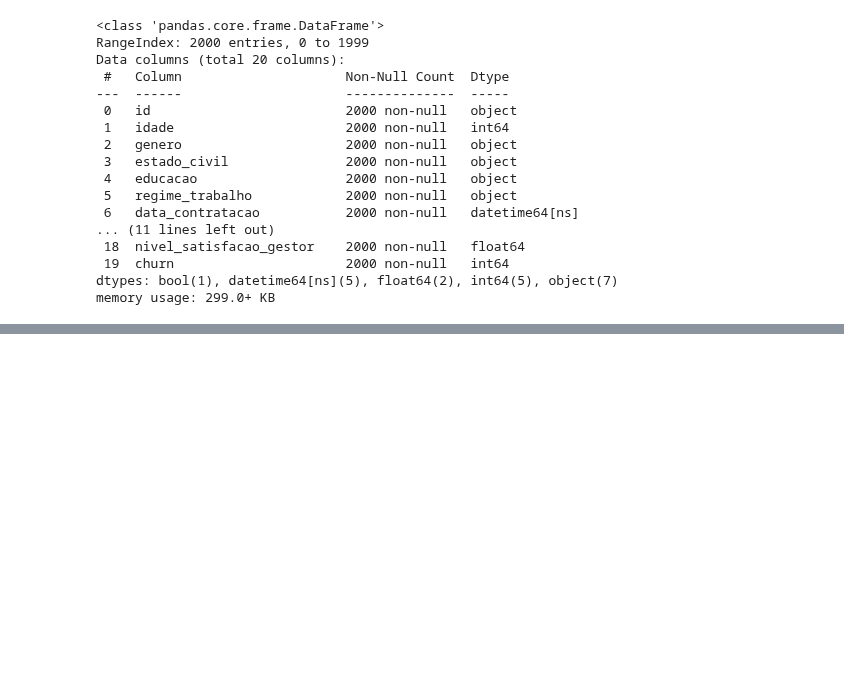
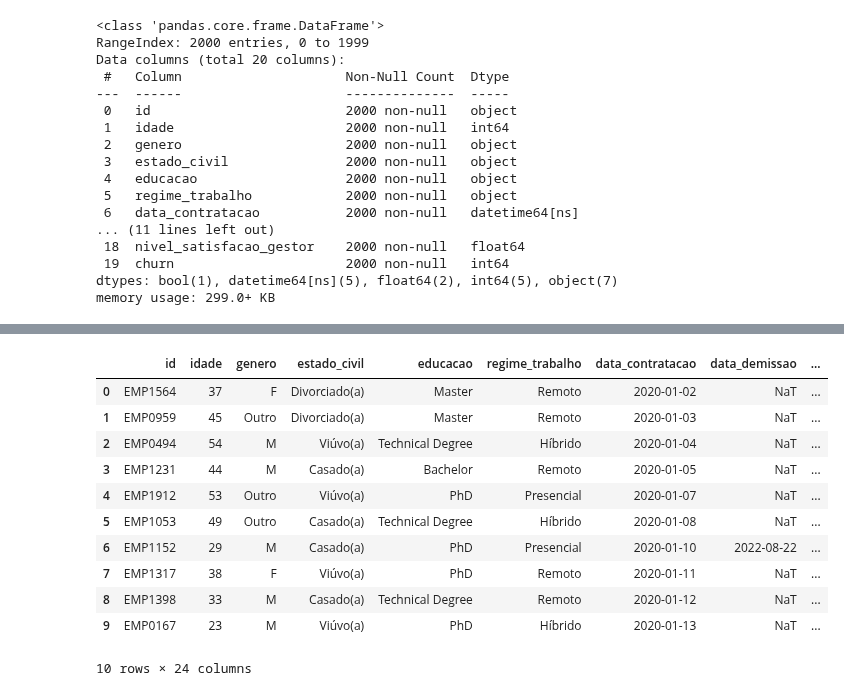
Before and after one commit to rocketseat-education/Desenvolvimento-de-IA, a Jupyter notebook: ensemble_random_forest/churn_employee.ipynb, the cells around one changed output, grey strips where cells are left out. Drawn from its saved outputs; the diff is of its cells as text; code cells hidden in the pictures; blank space fills up the shorter version.

```diff
--- a/ensemble_random_forest/churn_employee.ipynb
+++ b/ensemble_random_forest/churn_employee.ipynb
@@ -80,0 +87,34 @@ df_employees.tail(10)
+# %%
+from datetime import datetime
+# Criar features baseadas em datas (diferença em dias)
+
+dia_gravacao_aula = pd.Timestamp(2024, 10, 28)
+
+# Calcular tempo de empresa
+df_employees['tempo_empresa'] = df_employees.apply(lambda x:
+    (dia_gravacao_aula - x['data_contratacao']).days if x['churn'] == 0
+    else (x['data_demissao'] - x['data_contratacao']).days, axis=1)
+
+# Calcular tempo desde o último feedback
+df_employees['dias_desde_ultimo_feedback'] = (dia_gravacao_aula - df_employees['data_ultimo_feedback']).dt.days
+
+# Calcular tempo desde o último aumento
+df_employees['dias_desde_ultimo_aumento'] = (dia_gravacao_aula - df_employees['data_ultimo_aumento']).dt.days
+
+# Calcular tempo desde a última mudança de cargo
+df_employees['dias_desde_ultima_mudanca_cargo'] = (dia_gravacao_aula - df_employees['data_ultima_mudanca_cargo']).dt.days
+# %%
+df_employees.head(10)
+# %% [output]
+|  | id | idade | genero | estado_civil | educacao | regime_trabalho | data_contratacao | data_demissao | ... |
+| 0 | EMP1564 | 37 | F | Divorciado(a) | Master | Remoto | 2020-01-02 | NaT | ... |
+| 1 | EMP0959 | 45 | Outro | Divorciado(a) | Master | Remoto | 2020-01-03 | NaT | ... |
+| 2 | EMP0494 | 54 | M | Viúvo(a) | Technical Degree | Híbrido | 2020-01-04 | NaT | ... |
+| 3 | EMP1231 | 44 | M | Casado(a) | Bachelor | Remoto | 2020-01-05 | NaT | ... |
+| 4 | EMP1912 | 53 | Outro | Viúvo(a) | PhD | Presencial | 2020-01-07 | NaT | ... |
+| 5 | EMP1053 | 49 | Outro | Casado(a) | Technical Degree | Híbrido | 2020-01-08 | NaT | ... |
+| 6 | EMP1152 | 29 | M | Casado(a) | PhD | Presencial | 2020-01-10 | 2022-08-22 | ... |
+| 7 | EMP1317 | 38 | F | Viúvo(a) | PhD | Remoto | 2020-01-11 | NaT | ... |
+| 8 | EMP1398 | 33 | M | Casado(a) | Technical Degree | Remoto | 2020-01-12 | NaT | ... |
+| 9 | EMP0167 | 23 | M | Viúvo(a) | PhD | Híbrido | 2020-01-13 | NaT | ... |
+10 rows × 24 columns
```
Also changed, not shown: parts of 4 cells of this notebook.
